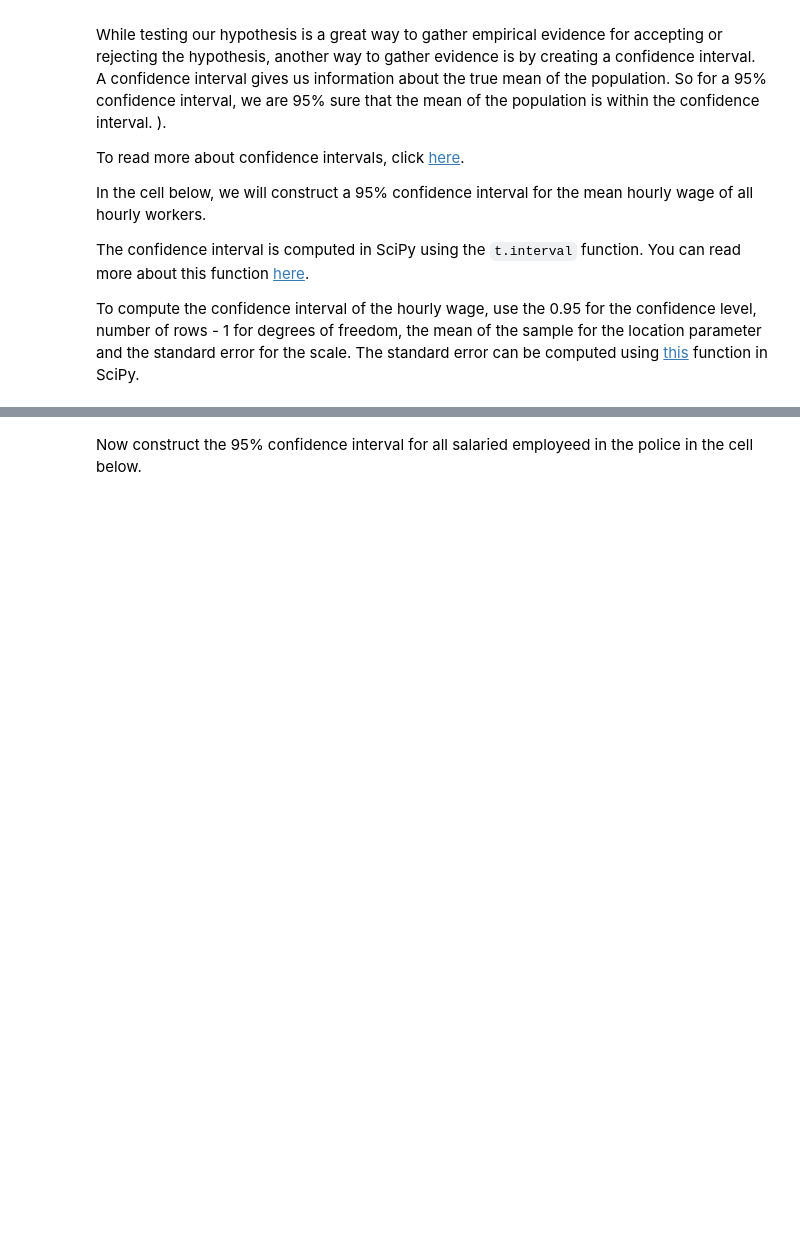
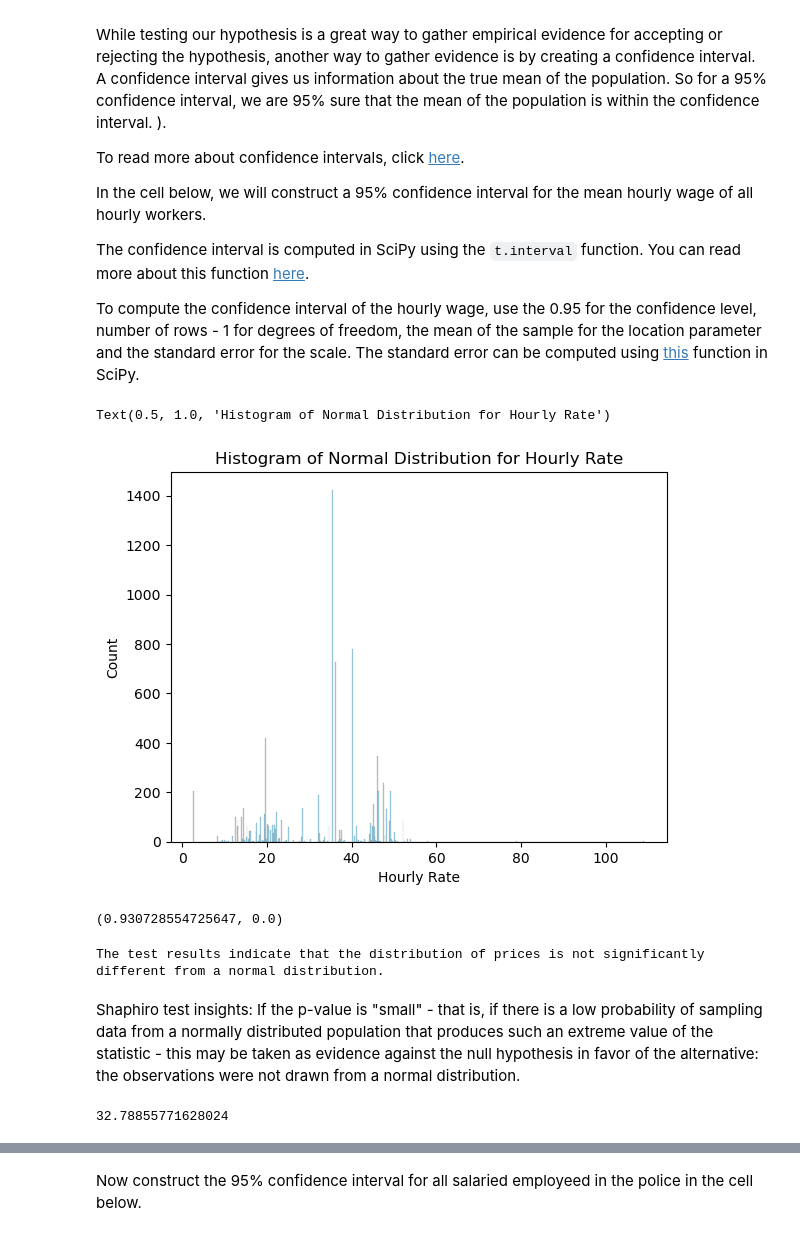
Before and after one commit to OSCGRA/lab-hypothesis-testing-1, a Jupyter notebook: your-code/main.ipynb, the cells around one changed output, grey strips where cells are left out. Saved outputs shown, nothing was run; the diff lists cells and outputs as text; code cells hidden in the pictures; blank space fills up the shorter version.

```diff
--- a/your-code/main.ipynb
+++ b/your-code/main.ipynb
@@ -233,0 +236,26 @@ To compute the confidence interval of the hourly wage, use the 0.95 for the conf
+# %%
+sns.histplot(df2["Hourly Rate"], color="skyblue", bins=500)
+plt.title("Histogram of Normal Distribution for Hourly Rate")
+# %% [output]
+Text(0.5, 1.0, 'Histogram of Normal Distribution for Hourly Rate')
+[figure, added]
+# %%
+statistic,shapiro_p_value = st.shapiro(df2["Hourly Rate"])
+statistic,shapiro_p_value
+# %% [output]
+(0.930728554725647, 0.0)
+# %%
+# print the test result as shapiro information-test imply: For N > 5000 the W test statistic is accurate, but the p-value may not be.
+
+if statistic > 0.9:
+    print('The test results indicate that the distribution of prices is not significantly different from a normal distribution.')
+else:
+    print('The test results indicate that the distribution of prices is  significantly different from a normal distribution.')
+# %% [output]
+The test results indicate that the distribution of prices is not significantly different from a normal distribution.
+# %% [markdown]
+Shaphiro test insights: If the p-value is "small" - that is, if there is a low probability of
+sampling data from a normally distributed population that produces such an
+extreme value of the statistic - this may be taken as evidence against
+the null hypothesis in favor of the alternative: the observations were not
+drawn from a normal distribution.
@@ -233,0 +266,4 @@ To compute the confidence interval of the hourly wage, use the 0.95 for the conf
+# %%
+sample_mean_hourly_wage
+# %% [output]
+32.78855771628024
```
Also changed, not shown: parts of 29 cells of this notebook.
